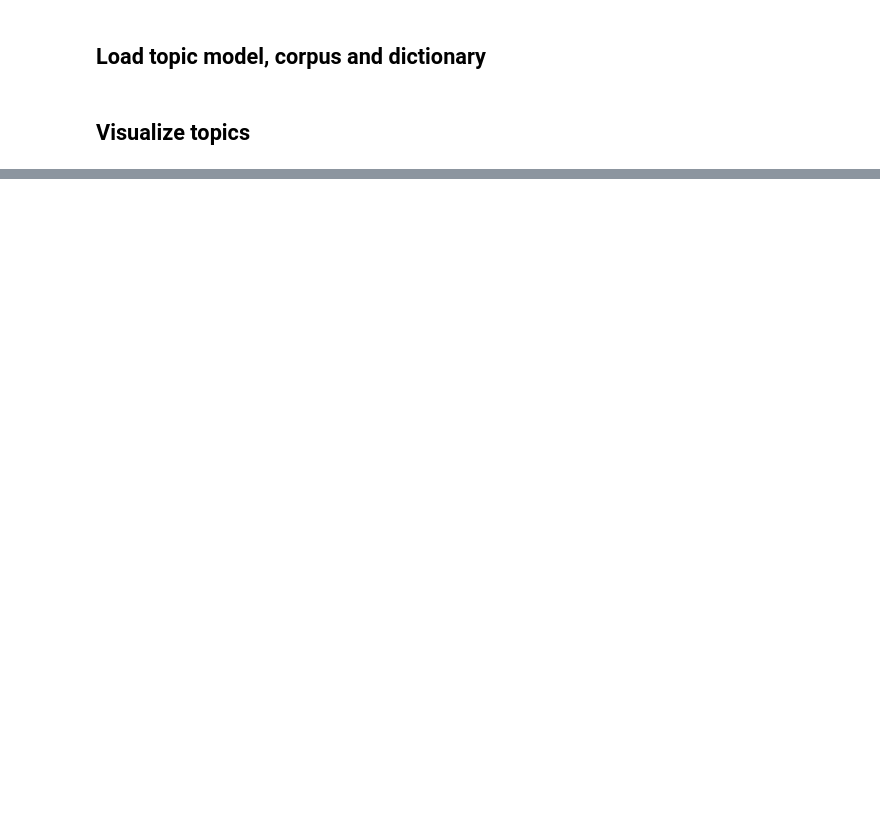
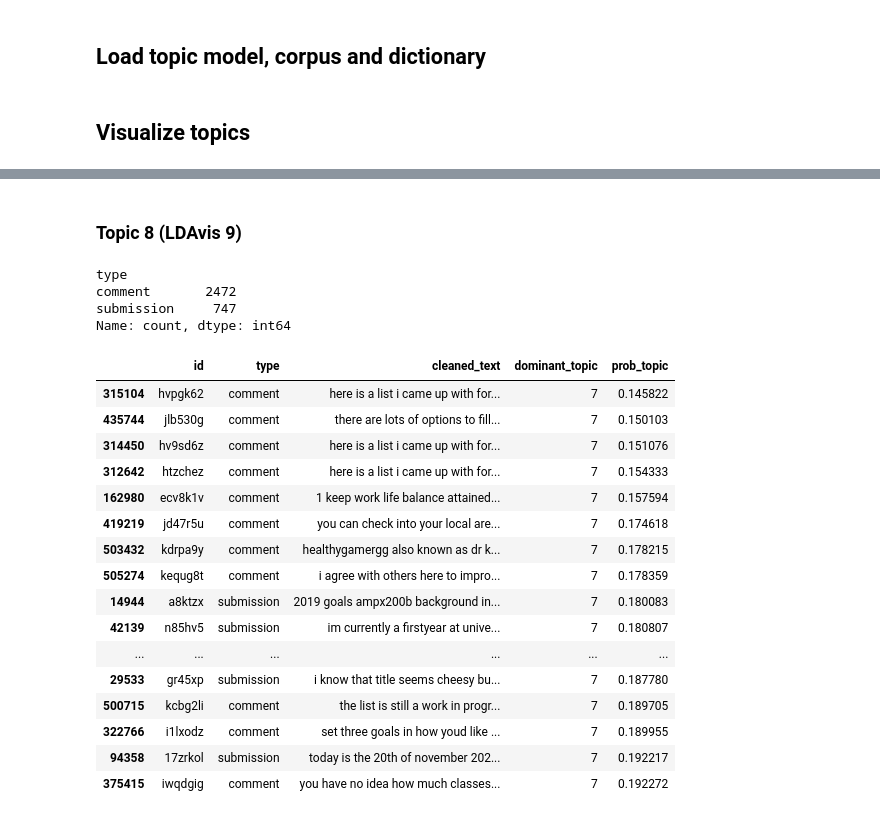
Before and after one commit to natashacarpcast/moralization-selfimprovement, a Jupyter notebook: 04-explore-topics.ipynb, the cells around one changed output, grey strips where cells are left out. Saved outputs shown, nothing was run; the diff lists cells and outputs as text; code cells hidden in the pictures; blank space fills up the shorter version.

```diff
--- a/04-explore-topics.ipynb
+++ b/04-explore-topics.ipynb
@@ -70,0 +355,30 @@ with pd.option_context('display.max_colwidth', None):
+# %% [markdown]
+### Topic 8 (LDAvis 9)
+# %%
+#topic8 = data[(data.dominant_topic == 8) & (data.prob_topic > 0.20)].sort_values("prob_topic", ascending=False)
+topic8 = data[(data.dominant_topic == 7)].sort_values("prob_topic", ascending=True)
+print(topic8["type"].value_counts())
+with pd.option_context('display.max_colwidth', None):
+    display(topic8[["id","type","cleaned_text", "dominant_topic", "prob_topic"]][0:20])
+# %% [output]
+type
+comment       2472
+submission     747
+Name: count, dtype: int64
+|  | id | type | cleaned_text | dominant_topic | prob_topic |
+| 315104 | hvpgk62 | comment | here is a list i came up with for... | 7 | 0.145822 |
+| 435744 | jlb530g | comment | there are lots of options to fill... | 7 | 0.150103 |
+| 314450 | hv9sd6z | comment | here is a list i came up with for... | 7 | 0.151076 |
+| 312642 | htzchez | comment | here is a list i came up with for... | 7 | 0.154333 |
+| 162980 | ecv8k1v | comment | 1 keep work life balance attained... | 7 | 0.157594 |
+| 419219 | jd47r5u | comment | you can check into your local are... | 7 | 0.174618 |
+| 503432 | kdrpa9y | comment | healthygamergg also known as dr k... | 7 | 0.178215 |
+| 505274 | kequg8t | comment | i agree with others here to impro... | 7 | 0.178359 |
+| 14944 | a8ktzx | submission | 2019 goals ampx200b background in... | 7 | 0.180083 |
+| 42139 | n85hv5 | submission | im currently a firstyear at unive... | 7 | 0.180807 |
+| ... | ... | ... | ... | ... | ... |
+| 29533 | gr45xp | submission | i know that title seems cheesy bu... | 7 | 0.187780 |
+| 500715 | kcbg2li | comment | the list is still a work in progr... | 7 | 0.189705 |
+| 322766 | i1lxodz | comment | set three goals in how youd like ... | 7 | 0.189955 |
+| 94358 | 17zrkol | submission | today is the 20th of november 202... | 7 | 0.192217 |
+| 375415 | iwqdgig | comment | you have no idea how much classes... | 7 | 0.192272 |
```
Also changed, not shown: parts of 47 cells of this notebook.
